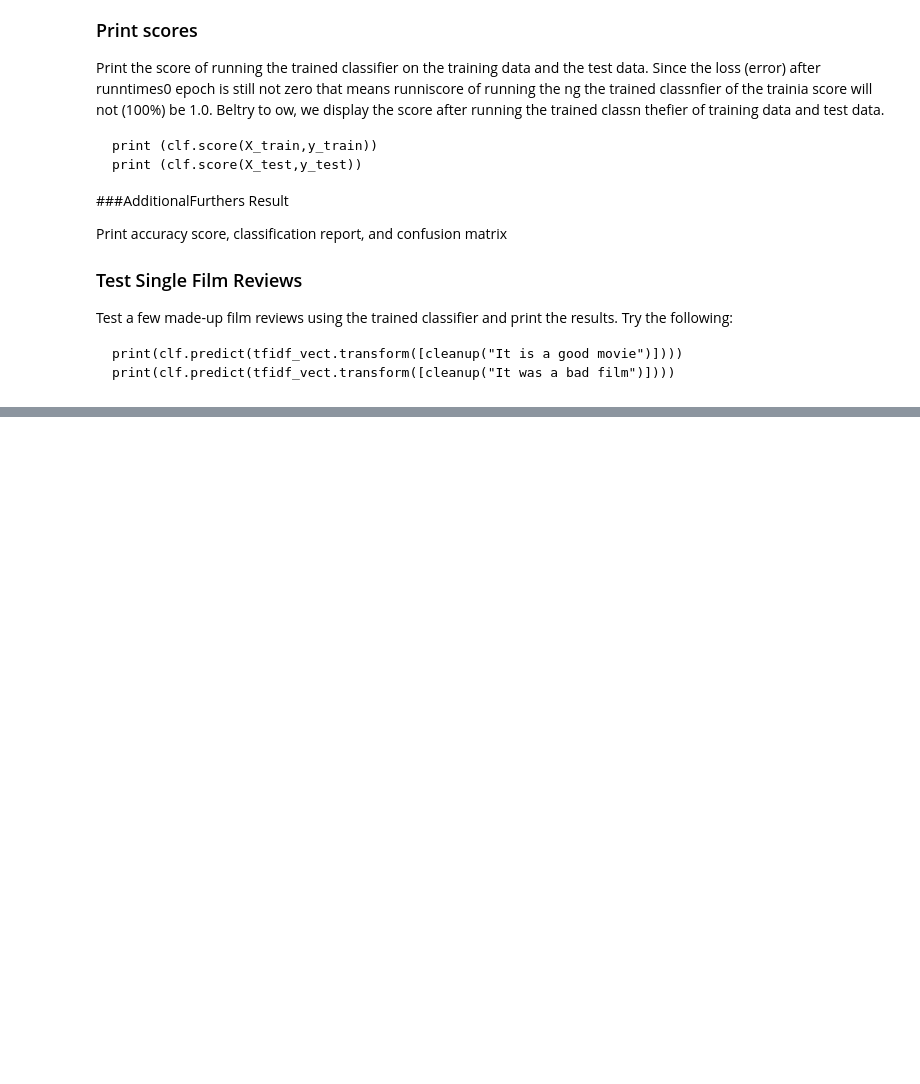
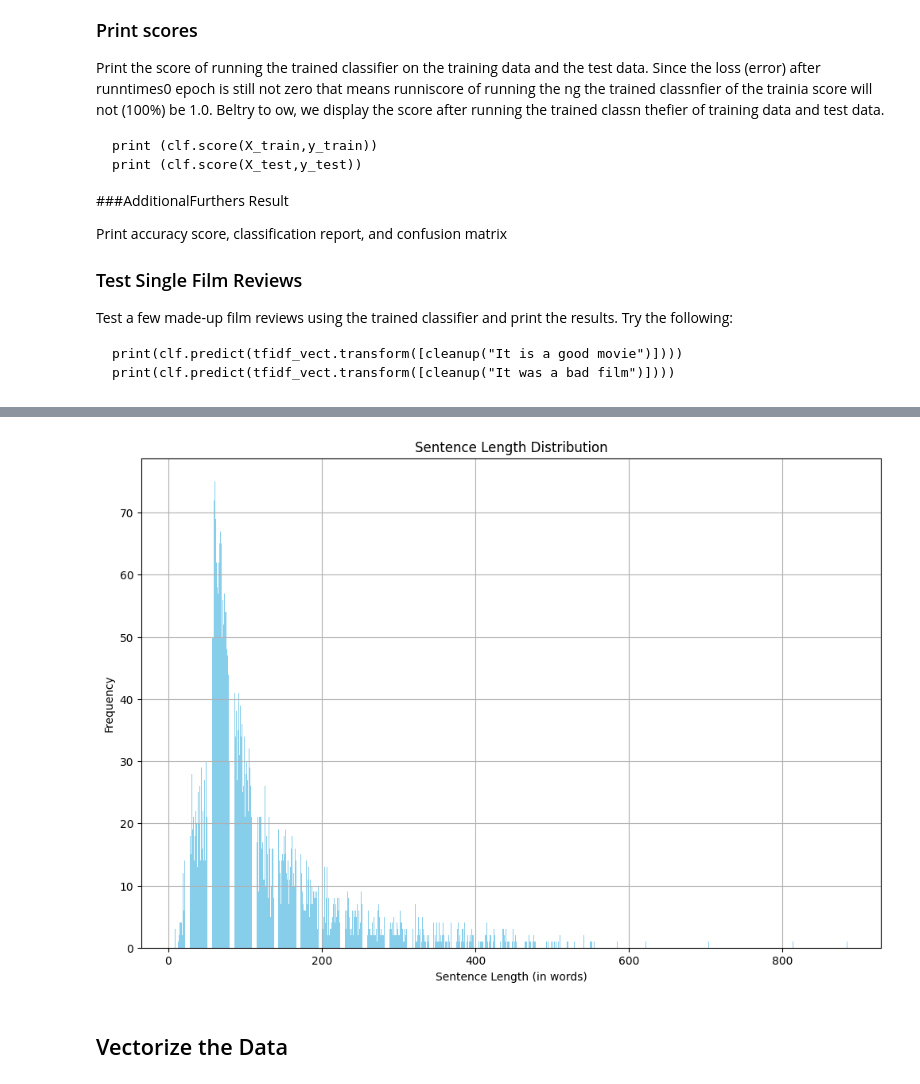
Before and after one commit to enduringwriter/Artificial_Intelligence_COMSC_150AI, a Jupyter notebook: As15_NLP_Film_Review_Analysis/as_nlp_review_Keith_Stateson.ipynb, the cells around one changed output, grey strips where cells are left out. Saved outputs shown, nothing was run; the diff lists cells and outputs as text; code cells hidden in the pictures; blank space fills up the shorter version.

```diff
--- a/As15_NLP_Film_Review_Analysis/as_nlp_review_Keith_Stateson.ipynb
+++ b/As15_NLP_Film_Review_Analysis/as_nlp_review_Keith_Stateson.ipynb
@@ -154,0 +157,3 @@ Conclusion and Future Work
+# %%
+import pandas as pd
+df=pd.read_csv("imdb_5k_reviews.csv",index_col=0)
@@ -154,0 +173,5 @@ Conclusion and Future Work
+# %%
+y = df['sentiment']
+print(y.head())
+X = df['review']
+print(X.head())
@@ -154,0 +345,20 @@ Conclusion and Future Work
+# %%
+import matplotlib.pyplot as plt
+import nltk
+
+# Calculate the sentence length distribution
+sentence_length = [len(sent.split()) for sent in X_cleaned]
+length_distribution = nltk.FreqDist(sentence_length)
+
+# Plotting the distribution
+plt.figure(figsize=(12, 8))
+plt.bar(length_distribution.keys(), length_distribution.values(), color='skyblue')
+plt.xlabel('Sentence Length (in words)')
+plt.ylabel('Frequency')
+plt.title('Sentence Length Distribution')
+plt.grid(True)
+plt.show()
+# %% [output]
+[figure, added]
+# %% [markdown]
+## Vectorize the Data
```
Also changed, not shown: parts of 29 cells of this notebook, 1 other file.
